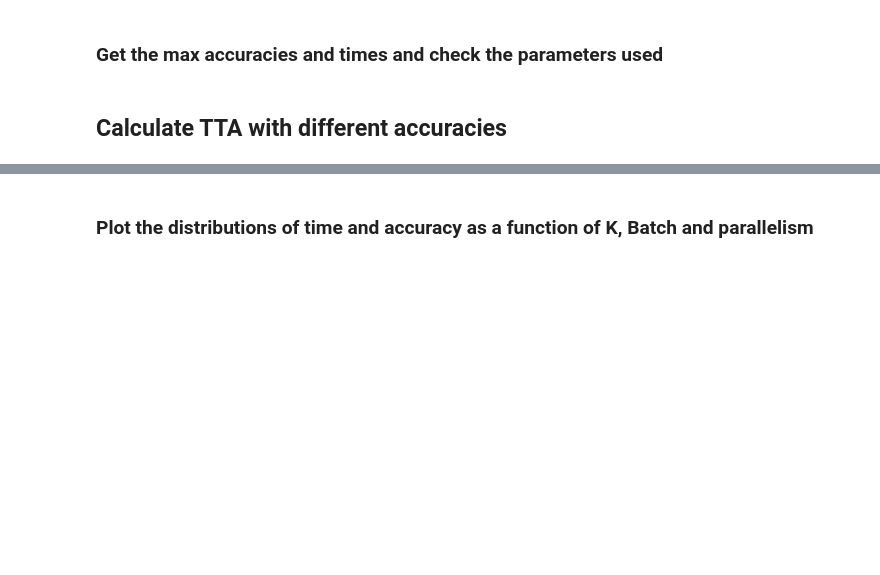
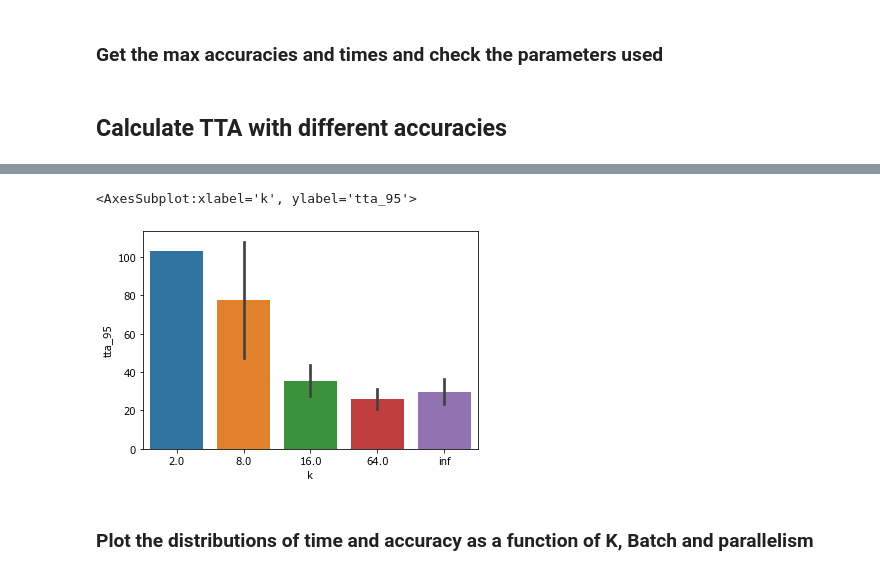
Before and after one commit to DiegoStock12/kubeml, a Jupyter notebook: ml/experiments/insights.ipynb, the cells around one changed output, grey strips where cells are left out. Saved outputs shown, nothing was run; the diff lists cells and outputs as text; code cells hidden in the pictures; blank space fills up the shorter version.

```diff
--- a/ml/experiments/insights.ipynb
+++ b/ml/experiments/insights.ipynb
@@ -64,7 +84,7 @@ def tta(acc:int, df: pd.DataFrame):
         dur, accuracy = row.epoch_duration, row.accuracy
         for idx, (t, a) in enumerate(zip(dur, accuracy[:len(dur)])):
             if a >= acc:
-                res.append(sum(dur[:idx+1]))
+                res.append(t)
                 done = True
                 break
 
@@ -74,8 +94,8 @@ def tta(acc:int, df: pd.DataFrame):
     return res
 # %%
 
-df['tta_90'] = tta(90, df)
+df['tta_95'] = tta(95, df)
 
 
 
-df.sort_values('tta_90')
+df.sort_values('tta_95')
@@ -82,5 +116,8 @@ df.sort_values('tta_90')
 # %%
-sns.barplot(x='k', y='tta_90', data=df, hue='parallelism')
+sns.barplot(x='k', y='tta_95', data=df)
+# %% [output]
+<AxesSubplot:xlabel='k', ylabel='tta_95'>
+[figure, added]
 # %%
 df.head(10)
 # %% [markdown]
```
Also changed, not shown: parts of 5 cells of this notebook, 8 other files.
